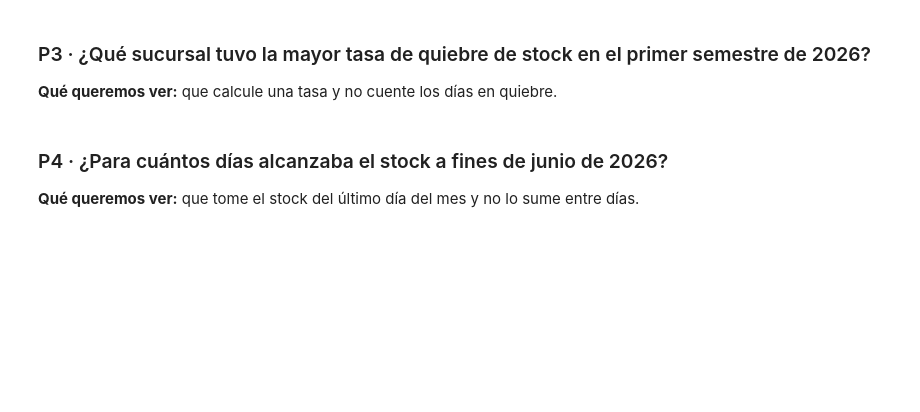
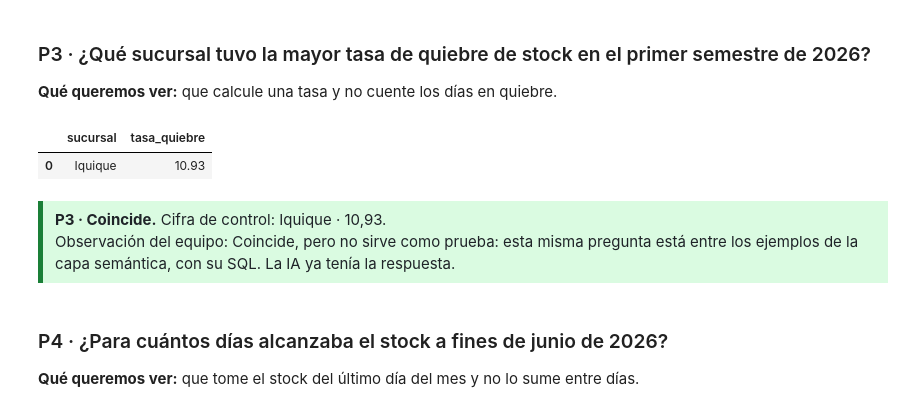
Before and after one commit to catluvies/dataretail360-ep3, a Jupyter notebook: notebooks/EP5_validacion_ia.ipynb, the cells around one changed output. Saved outputs shown, nothing was run; the diff lists cells and outputs as text; code cells hidden in the pictures; blank space fills up the shorter version.

Commit message:
Notebook de IA con las respuestas de la prueba, las observaciones y las conclusiones

```diff
--- a/notebooks/EP5_validacion_ia.ipynb
+++ b/notebooks/EP5_validacion_ia.ipynb
@@ -139,8 +142,9 @@ def comprobar(pregunta, resultado, observacion=""):
         estado, color, detalle = "Pendiente", "ambar", "Falta pegar el SQL de la IA."
     elif not sql:
         estado, color = "Sin SQL", "ambar"
-        detalle = ("Es lo esperado si la IA dijo que no se puede responder. "
-                   "Anotar en la observación qué respondió.")
+        detalle = "Es lo esperado si la IA dijo que no se puede responder."
+        if not observacion:
+            detalle += " Anotar en la observación qué respondió."
         entrego = "No entregó SQL"
     elif error:
         estado, color, detalle, entrego = "Error al ejecutar", "rojo", error, f"Error: {error}"
@@ -250,10 +280,23 @@ comprobar("P2", resultado_p2, observacion="")
 # %%
 # SQL que entregó la IA, pegado entre las comillas sin corregirlo.
 sql_p3 = """
-
+SELECT sucursal,
+       ROUND(100.0 * SUM(es_quiebre) / NULLIF(COUNT(*), 0), 2) AS tasa_quiebre
+FROM vw_inventario
+WHERE anio = 2026
+  AND semestre = 1
+GROUP BY sucursal
+ORDER BY tasa_quiebre DESC
+LIMIT 1;
 """
 resultado_p3 = consultar(sql_p3)
-comprobar("P3", resultado_p3, observacion="")
+comprobar("P3", resultado_p3, observacion=(
+    "Coincide, pero no sirve como prueba: esta misma pregunta está entre los ejemplos de la capa semántica, con su SQL. La IA ya tenía la respuesta."))
+# %% [output]
+|  | sucursal | tasa_quiebre |
+| 0 | Iquique | 10.93 |
+P3 · Coincide. Cifra de control: Iquique · 10,93.
+Observación del equipo: Coincide, pero no sirve como prueba: esta misma pregunta está entre los ejemplos de la capa semántica, con su SQL. La IA ya tenía la respuesta.
 # %% [markdown]
 ### P4 · ¿Para cuántos días alcanzaba el stock a fines de junio de 2026?
 
```
Also changed, not shown: parts of 11 cells of this notebook.
